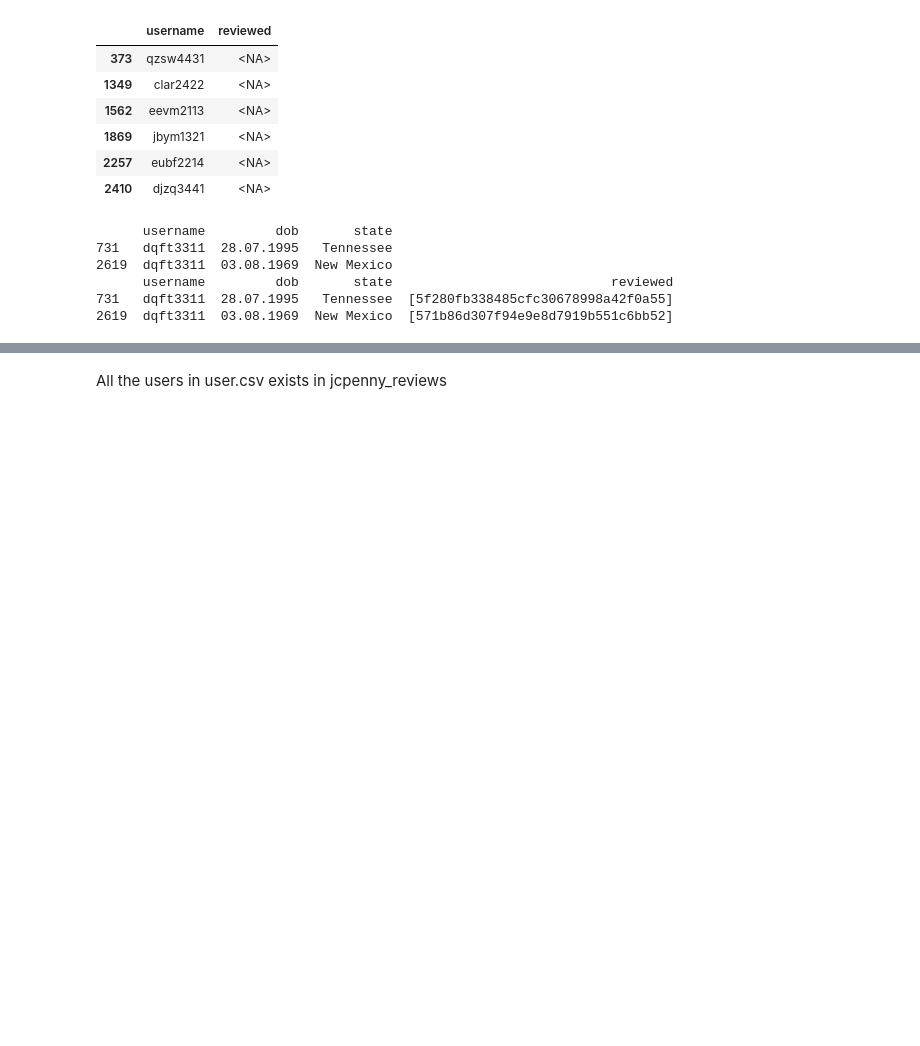
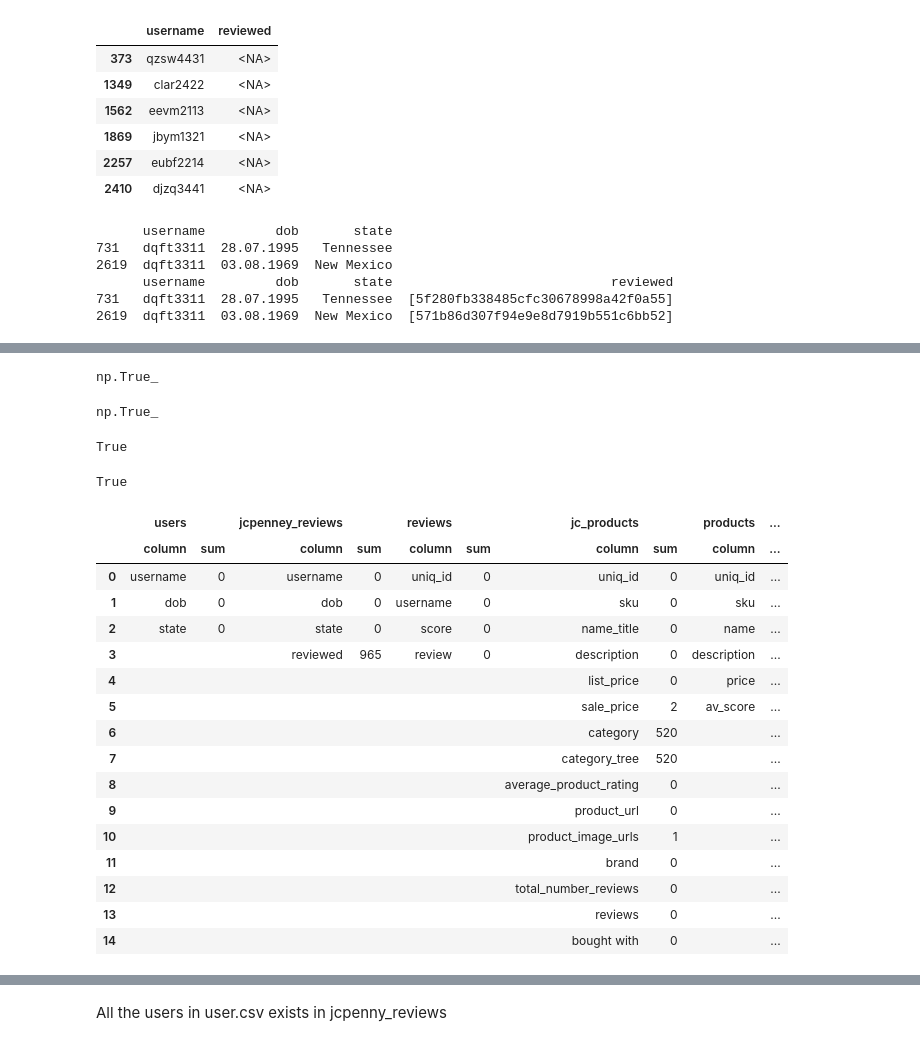
Before and after one commit to Malki9/3601763_BD2, a Jupyter notebook: 3601763_BD2.ipynb, the cells around one changed output, grey strips where cells are left out. Drawn from its saved outputs; the diff is of its cells as text; code cells hidden in the pictures; blank space fills up the shorter version.

Commit message:
Data Exploration and Data cleaning. Identifying the consitent data among the dataset.

```diff
--- a/3601763_BD2.ipynb
+++ b/3601763_BD2.ipynb
@@ -311,0 +332,19 @@ jcpenney_reviewers = jcpenney_reviewers.drop_duplicates(subset='username', keep=
+# %%
+# Check the unique_id in review dataset is there in the jc_penny dataset
+reviews['uniq_id'].isin(jcpenney_products['uniq_id']).all()
+# %% [output]
+np.True_
+# %%
+# Check the unique_id in jcpenny is there in the review
+jcpenney_products['uniq_id'].isin(reviews['uniq_id']).all()
+# %% [output]
+np.True_
+# %%
+# Check unique_id is unique in products dataset and the jcpenny_product
+products['uniq_id'].is_unique
+# %% [output]
+True
+# %%
+jcpenney_products['uniq_id'].is_unique
+# %% [output]
+True
@@ -311,0 +365,20 @@ jcpenney_reviewers = jcpenney_reviewers.drop_duplicates(subset='username', keep=
+# %%
+final_table
+# %% [output]
+|  | users |  | jcpenney_reviews |  | reviews |  | jc_products |  | products | ... |
+|  | column | sum | column | sum | column | sum | column | sum | column | ... |
+| 0 | username | 0 | username | 0 | uniq_id | 0 | uniq_id | 0 | uniq_id | ... |
+| 1 | dob | 0 | dob | 0 | username | 0 | sku | 0 | sku | ... |
+| 2 | state | 0 | state | 0 | score | 0 | name_title | 0 | name | ... |
+| 3 |  |  | reviewed | 965 | review | 0 | description | 0 | description | ... |
+| 4 |  |  |  |  |  |  | list_price | 0 | price | ... |
+| 5 |  |  |  |  |  |  | sale_price | 2 | av_score | ... |
+| 6 |  |  |  |  |  |  | category | 520 |  | ... |
+| 7 |  |  |  |  |  |  | category_tree | 520 |  | ... |
+| 8 |  |  |  |  |  |  | average_product_rating | 0 |  | ... |
+| 9 |  |  |  |  |  |  | product_url | 0 |  | ... |
+| 10 |  |  |  |  |  |  | product_image_urls | 1 |  | ... |
+| 11 |  |  |  |  |  |  | brand | 0 |  | ... |
+| 12 |  |  |  |  |  |  | total_number_reviews | 0 |  | ... |
+| 13 |  |  |  |  |  |  | reviews | 0 |  | ... |
+| 14 |  |  |  |  |  |  | bought with | 0 |  | ... |
```
Also changed, not shown: parts of 15 cells of this notebook.
